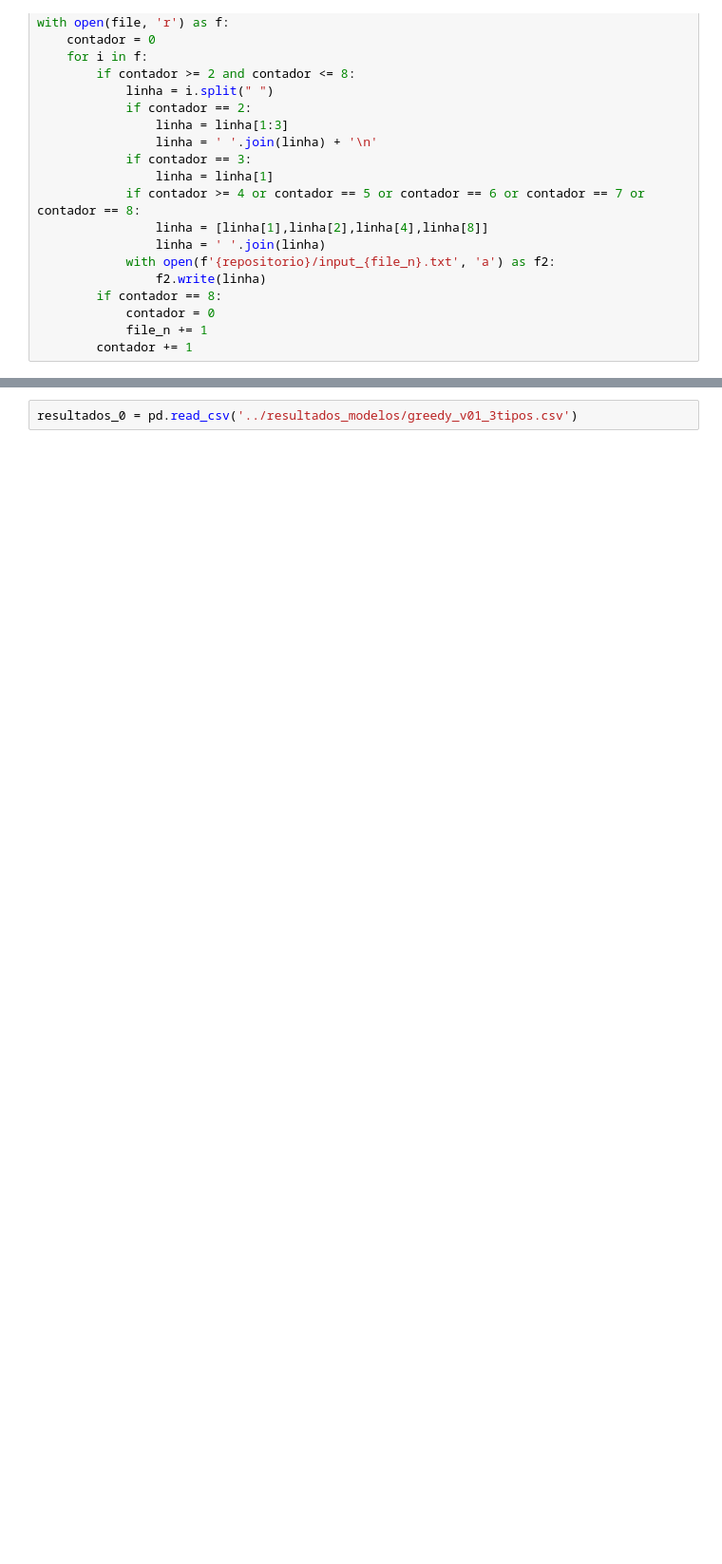
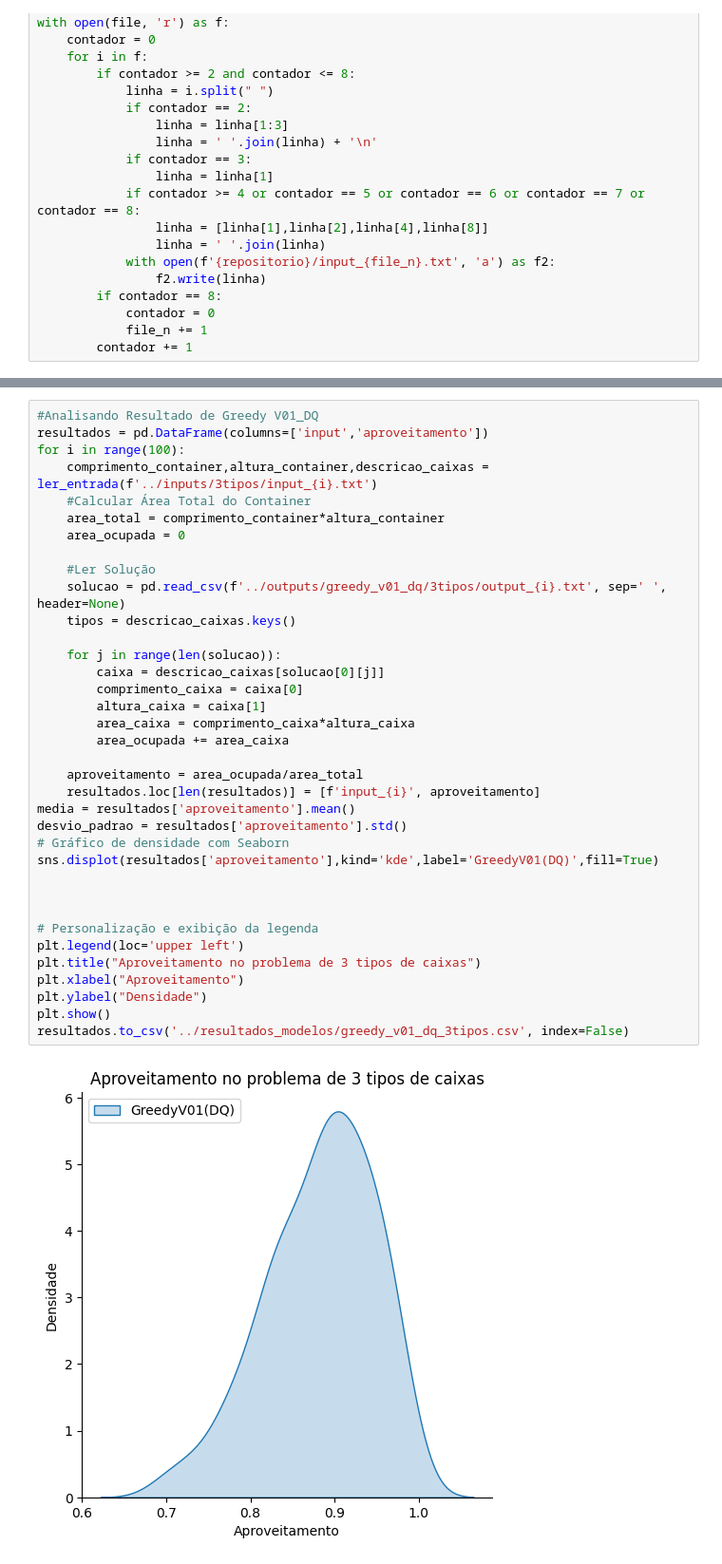
Before and after one commit to JpABrasil/AV3_POO, a Jupyter notebook: src/processamento_testes.ipynb, the cells around one changed output, grey strips where cells are left out. Shown: that part at 95% size. Cells and saved outputs as stored; diff of their text form; blank space fills up the shorter version.

```diff
--- a/src/processamento_testes.ipynb
+++ b/src/processamento_testes.ipynb
@@ -91,2 +91,38 @@ resultados.to_csv('../resultados_modelos/greedy_v01_3tipos.csv', index=False)
-# %%
-resultados_0 = pd.read_csv('../resultados_modelos/greedy_v01_3tipos.csv')
+# %%
+#Analisando Resultado de Greedy V01_DQ
+resultados = pd.DataFrame(columns=['input','aproveitamento'])
+for i in range(100):
+    comprimento_container,altura_container,descricao_caixas = ler_entrada(f'../inputs/3tipos/input_{i}.txt')
+    #Calcular Área Total do Container
+    area_total = comprimento_container*altura_container
+    area_ocupada = 0
+
+    #Ler Solução
+    solucao = pd.read_csv(f'../outputs/greedy_v01_dq/3tipos/output_{i}.txt', sep=' ', header=None)
+    tipos = descricao_caixas.keys()
+
+    for j in range(len(solucao)):
+        caixa = descricao_caixas[solucao[0][j]]
+        comprimento_caixa = caixa[0]
+        altura_caixa = caixa[1]
+        area_caixa = comprimento_caixa*altura_caixa
+        area_ocupada += area_caixa
+
+    aproveitamento = area_ocupada/area_total
+    resultados.loc[len(resultados)] = [f'input_{i}', aproveitamento]
+media = resultados['aproveitamento'].mean()
+desvio_padrao = resultados['aproveitamento'].std()
+# Gráfico de densidade com Seaborn
+sns.displot(resultados['aproveitamento'],kind='kde',label='GreedyV01(DQ)',fill=True)
+
+
+
+# Personalização e exibição da legenda
+plt.legend(loc='upper left')
+plt.title("Aproveitamento no problema de 3 tipos de caixas")
+plt.xlabel("Aproveitamento")
+plt.ylabel("Densidade")
+plt.show()
+resultados.to_csv('../resultados_modelos/greedy_v01_dq_3tipos.csv', index=False)
+# %% [output]
+[figure, added]
```
Also changed, not shown: parts of 3 cells of this notebook, 19 other files.
